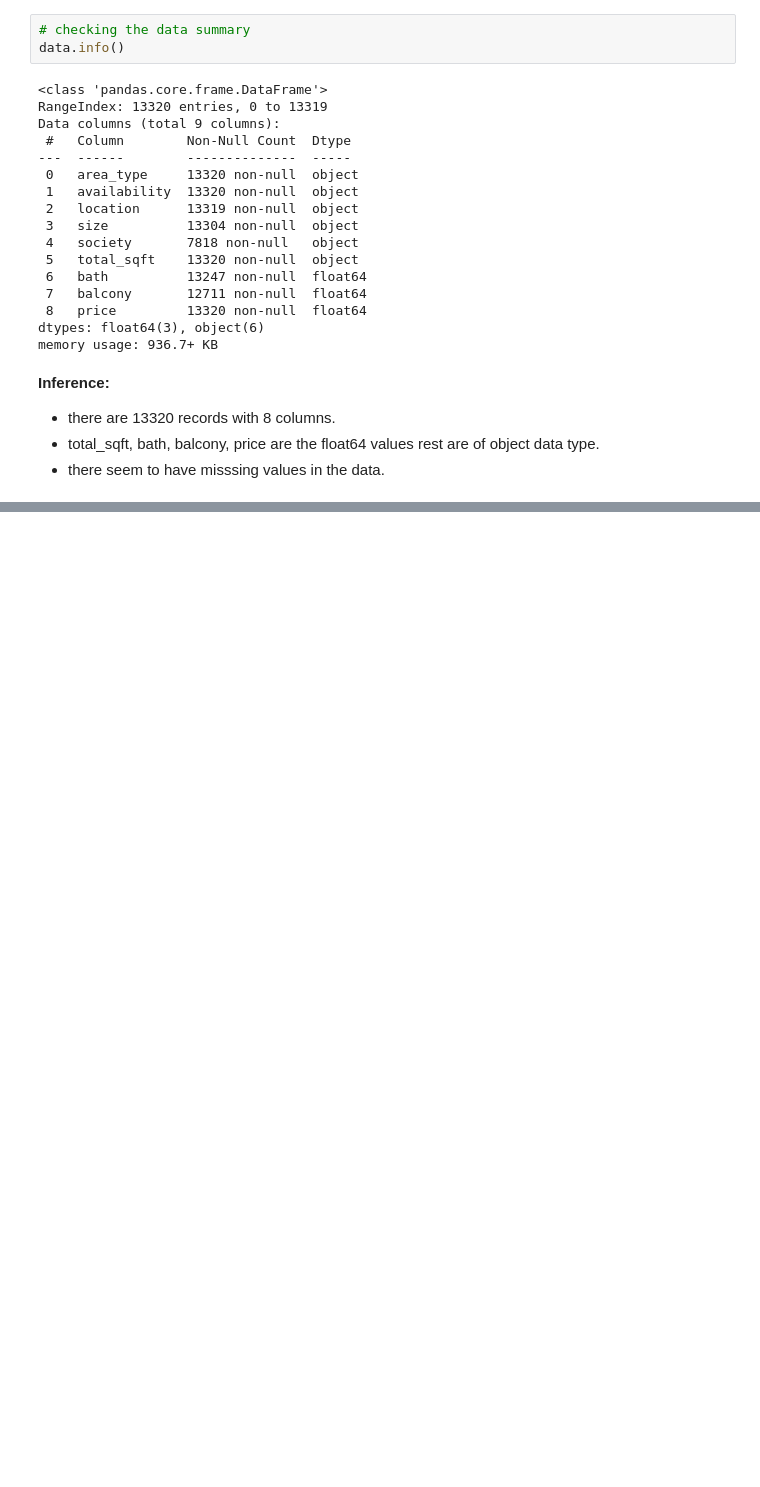
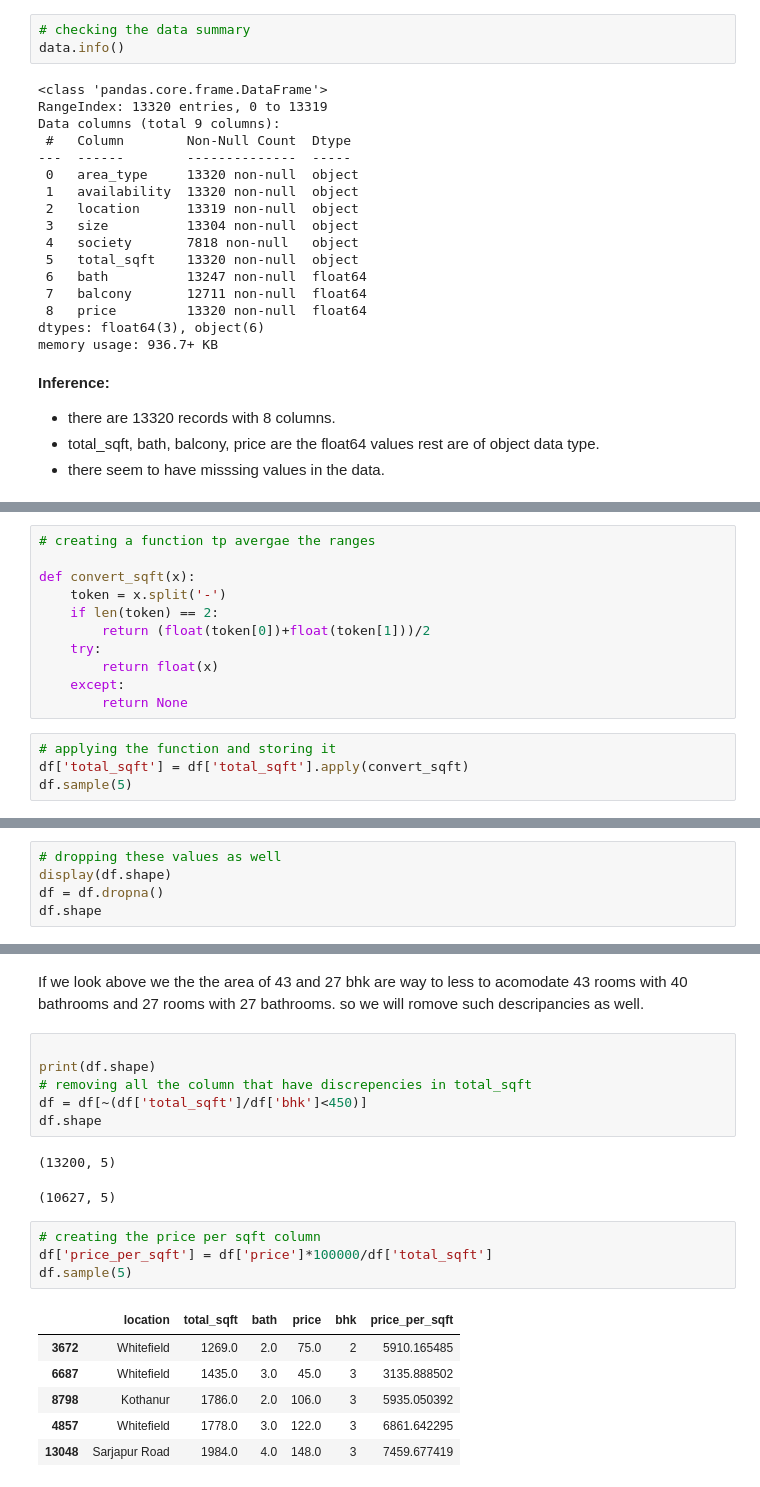
Before and after one commit to PranjalDhamane/Real-Estate-Price-Prediction, a Jupyter notebook: Python/Data_Cleaning_Preprocessing.ipynb, the cells around one changed output, grey strips where cells are left out. Cells and saved outputs as stored; diff of their text form; blank space fills up the shorter version.

```diff
--- a/Python/Data_Cleaning_Preprocessing.ipynb
+++ b/Python/Data_Cleaning_Preprocessing.ipynb
@@ -79,0 +179,15 @@ df.describe().T
+# %%
+# creating a function tp avergae the ranges
+
+def convert_sqft(x):
+    token = x.split('-')
+    if len(token) == 2:
+        return (float(token[0])+float(token[1]))/2
+    try:
+        return float(x)
+    except:
+        return None
+# %%
+# applying the function and storing it
+df['total_sqft'] = df['total_sqft'].apply(convert_sqft)
+df.sample(5)
@@ -79,0 +201,5 @@ df.describe().T
+# %%
+# dropping these values as well
+display(df.shape)
+df = df.dropna()
+df.shape
@@ -79,0 +222,22 @@ df.describe().T
+# %% [markdown]
+If we look above we the the area of 43 and 27 bhk are way to less to acomodate 43 rooms with 40 bathrooms and 27 rooms with 27 bathrooms. so we will romove such descripancies as well.
+# %%
+
+print(df.shape)
+# removing all the column that have discrepencies in total_sqft
+df = df[~(df['total_sqft']/df['bhk']<450)]
+df.shape
+# %% [output]
+(13200, 5)
+(10627, 5)
+# %%
+# creating the price per sqft column
+df['price_per_sqft'] = df['price']*100000/df['total_sqft']
+df.sample(5)
+# %% [output]
+|  | location | total_sqft | bath | price | bhk | price_per_sqft |
+| 3672 | Whitefield | 1269.0 | 2.0 | 75.0 | 2 | 5910.165485 |
+| 6687 | Whitefield | 1435.0 | 3.0 | 45.0 | 3 | 3135.888502 |
+| 8798 | Kothanur | 1786.0 | 2.0 | 106.0 | 3 | 5935.050392 |
+| 4857 | Whitefield | 1778.0 | 3.0 | 122.0 | 3 | 6861.642295 |
+| 13048 | Sarjapur Road | 1984.0 | 4.0 | 148.0 | 3 | 7459.677419 |
```
Also changed, not shown: parts of 25 cells of this notebook.
